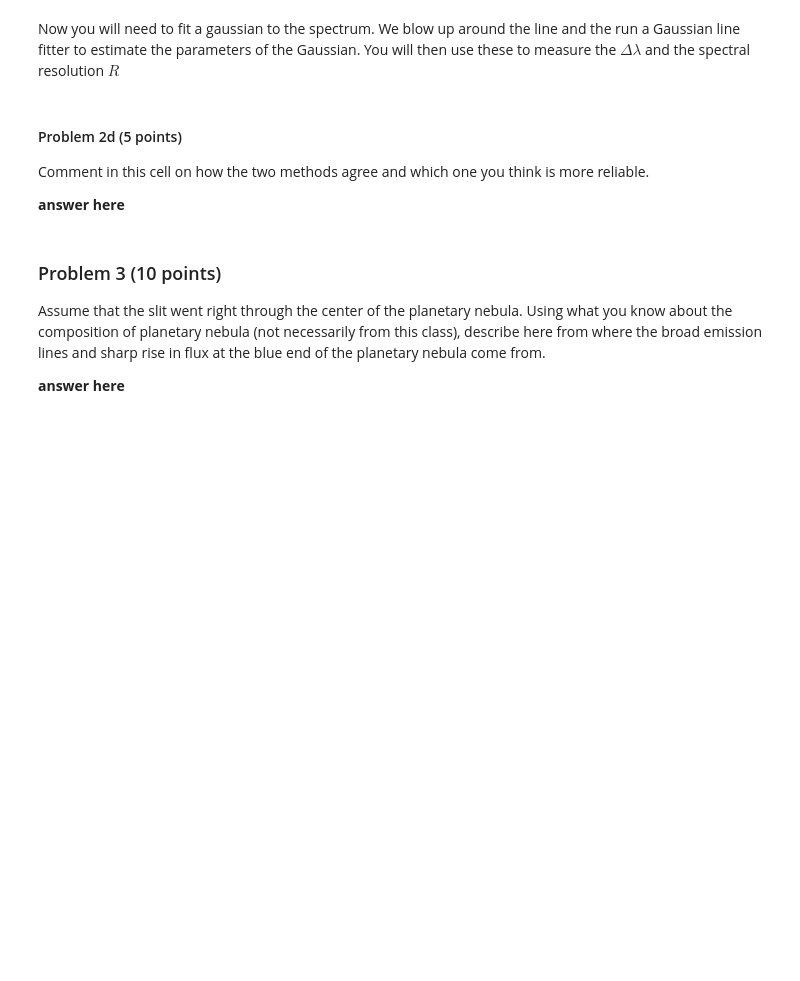
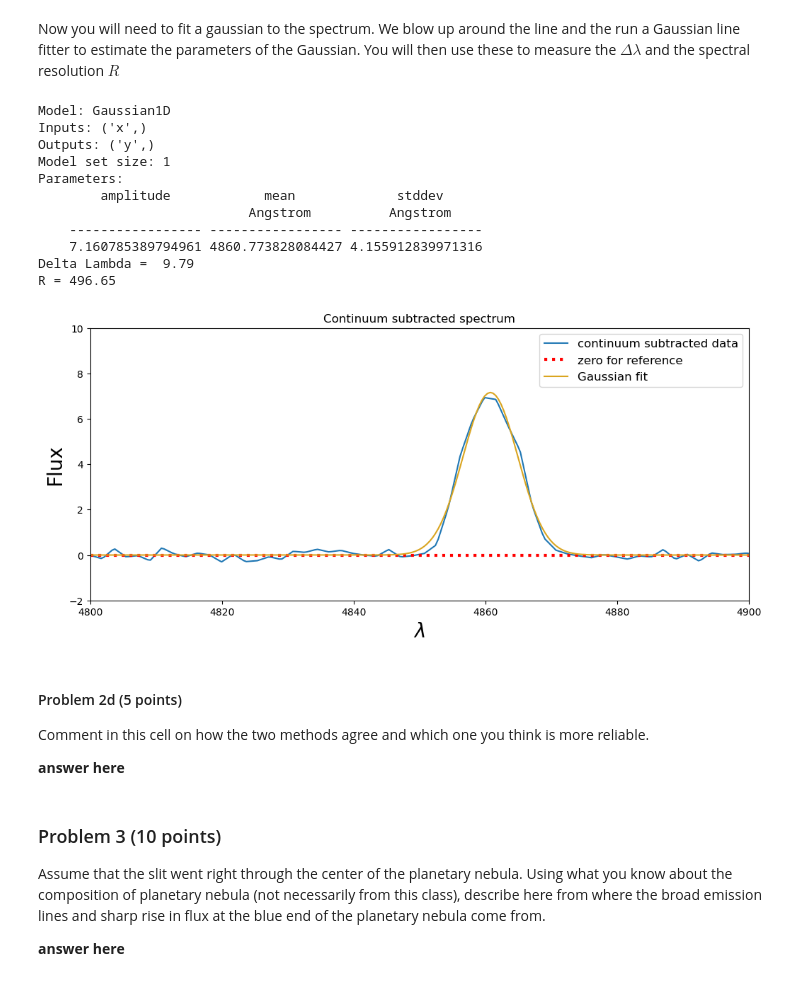
Before and after one commit to RyanNease/Analysis_real_spectra_student, a Jupyter notebook: analysis_real_spectra.student.ipynb, the cells around one changed output. Cells and saved outputs as stored; diff of their text form; code cells hidden in the pictures; blank space fills up the shorter version.

```diff
--- a/analysis_real_spectra.student.ipynb
+++ b/analysis_real_spectra.student.ipynb
@@ -331,36 +340,49 @@ spectrum = Spectrum1D(flux=contsubspec, spectral_axis=specm57.wavelength)
 
 #**********************
 #you need to supply the initial guesses for the amplitude, mean, and stddev
 #we are assuming thast the flux is unitless because the spectrum isn't calibrated.
-g_init = models.Gaussian1D(amplitude=, mean= , stddev= )
+g_init = models.Gaussian1D(amplitude=7.5, mean= 4860,stddev= 7)
 
 #fit the line using the initial guesses
 g_fit = fit_lines(spectrum, g_init,get_fit_info=True)
 #determine the model flux
 y_fit = g_fit(specm57.wavelength)
 #plot model flux
 ax.plot(specm57.wavelength,y_fit,color='goldenrod',label='Gaussian fit')
 ax.legend(fontsize=12)
 
 #print all the paramters
 print(g_fit)
 
 #assign the standard deviation to a variable
 params = g_fit.param_sets
 amp = params[0][0]
 mean = params[1][0]
 stddev = params[2][0]
 
 #*********************
 #Your code here
 #you will need to use the fitted parameters to determine the Delta lambda and the spectral resolution
 # (remove for students) I compute this using the relation between a Gaussian sigma and the FWHM
-deltalam =
+deltalam = 2.355*stddev
 print('Delta Lambda = %5.2f' % deltalam)
 
 #calculate the spectral resolution
-specres =
+specres = mean/deltalam
 print('R = %6.2f' % specres)
+# %% [output]
+Model: Gaussian1D
+Inputs: ('x',)
+Outputs: ('y',)
+Model set size: 1
+Parameters:
+        amplitude            mean             stddev
+                           Angstrom          Angstrom
+    ----------------- ----------------- -----------------
+    7.160785389794961 4860.773828084427 4.155912839971316
+Delta Lambda =  9.79
+R = 496.65
+[figure, added]
 # %% [markdown]
 #### Problem 2d (5 points)
 Comment in this cell on how the two methods agree and which one you think is more reliable.
```
Also changed, not shown: parts of 6 cells of this notebook.
